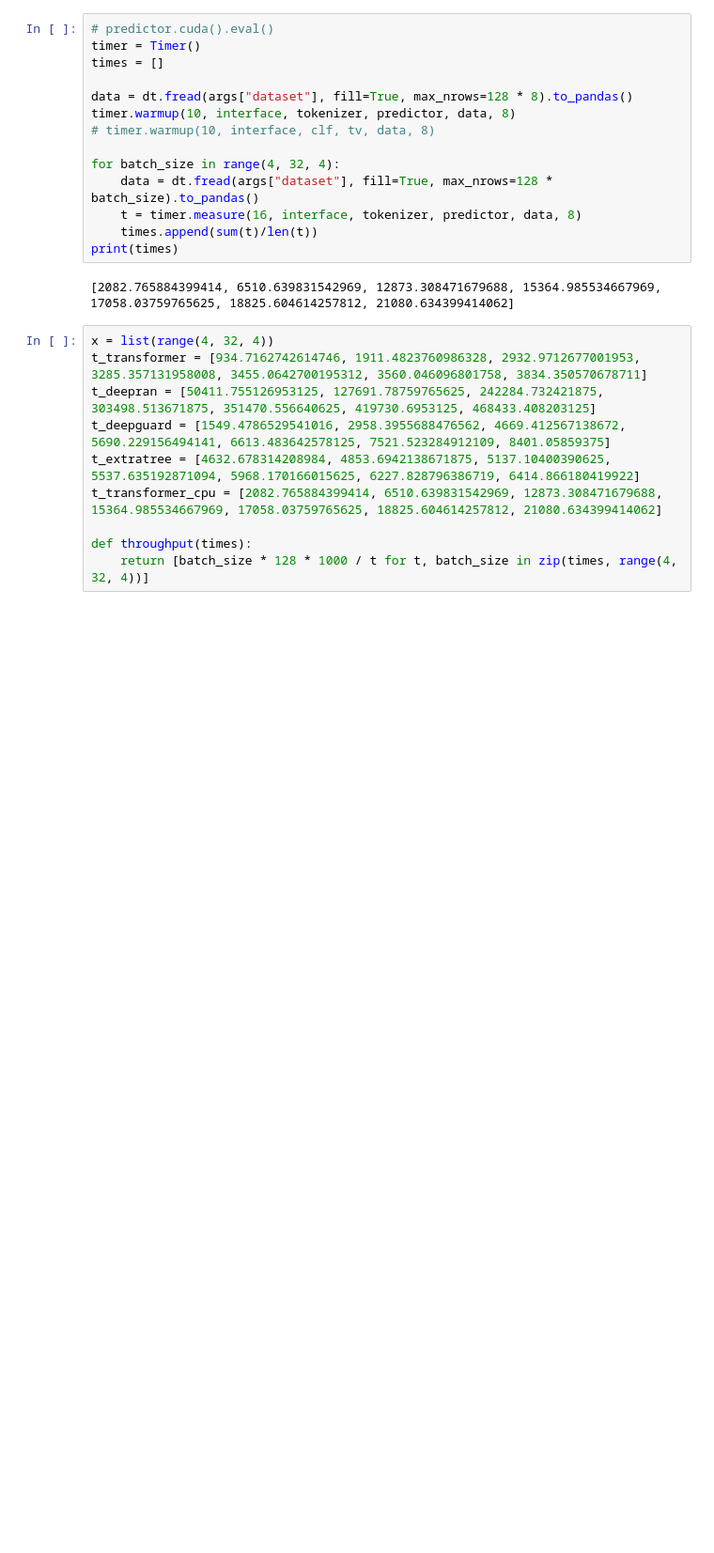
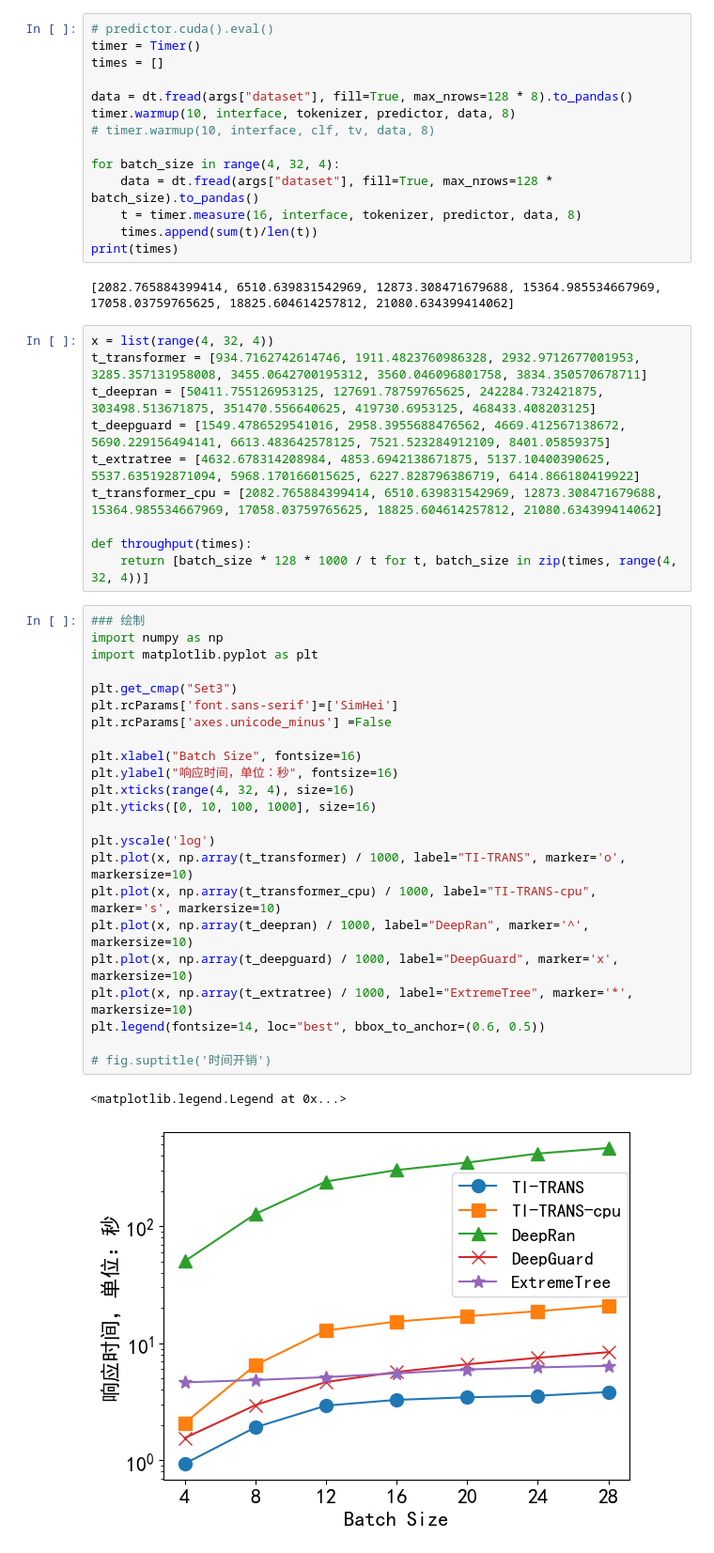
Before and after one commit to coldwindx/Jack, a Jupyter notebook: notebook/资源占用分析.ipynb, the cells around one changed output. Shown at 94% size. Cells and saved outputs as stored; diff of their text form; blank space fills up the shorter version.

```diff
--- a/notebook/资源占用分析.ipynb
+++ b/notebook/资源占用分析.ipynb
@@ -142,3 +142,29 @@ t_transformer_cpu = [2082.765884399414, 6510.639831542969, 12873.308471679688, 1
 
 def throughput(times):
     return [batch_size * 128 * 1000 / t for t, batch_size in zip(times, range(4, 32, 4))]
+# %%
+### 绘制
+import numpy as np
+import matplotlib.pyplot as plt
+
+plt.get_cmap("Set3")
+plt.rcParams['font.sans-serif']=['SimHei']
+plt.rcParams['axes.unicode_minus'] =False
+
+plt.xlabel("Batch Size", fontsize=16)
+plt.ylabel("响应时间，单位：秒", fontsize=16)
+plt.xticks(range(4, 32, 4), size=16)
+plt.yticks([0, 10, 100, 1000], size=16)
+
+plt.yscale('log')
+plt.plot(x, np.array(t_transformer) / 1000, label="TI-TRANS", marker='o', markersize=10)
+plt.plot(x, np.array(t_transformer_cpu) / 1000, label="TI-TRANS-cpu", marker='s', markersize=10)
+plt.plot(x, np.array(t_deepran) / 1000, label="DeepRan", marker='^', markersize=10)
+plt.plot(x, np.array(t_deepguard) / 1000, label="DeepGuard", marker='x', markersize=10)
+plt.plot(x, np.array(t_extratree) / 1000, label="ExtremeTree", marker='*', markersize=10)
+plt.legend(fontsize=14, loc="best", bbox_to_anchor=(0.6, 0.5))
+
+# fig.suptitle('时间开销')
+# %% [output]
+<matplotlib.legend.Legend at 0x...>
+[figure, added]
```
Also changed, not shown: parts of 2 cells of this notebook, 6 other files.
